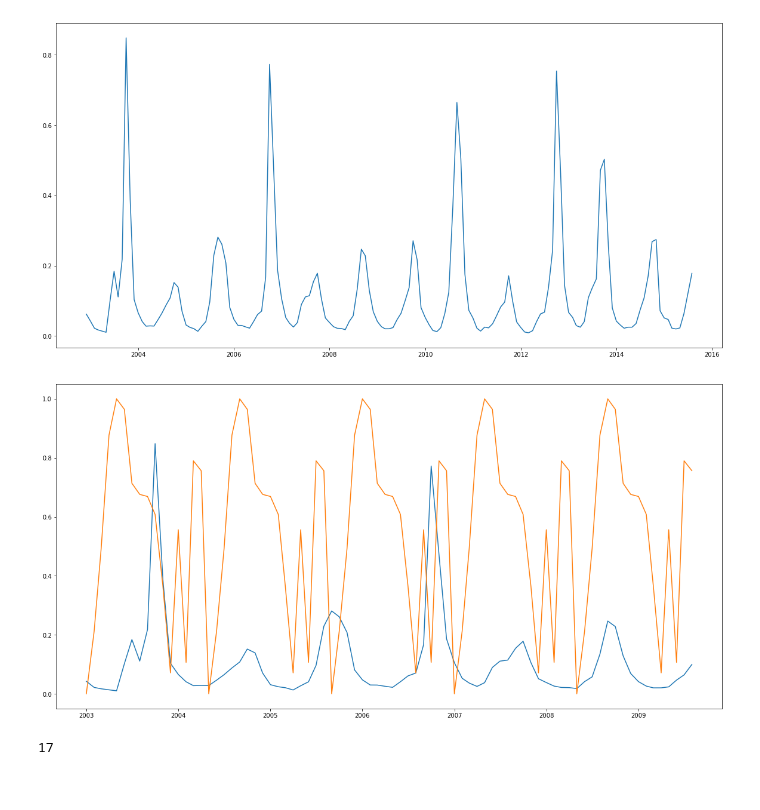
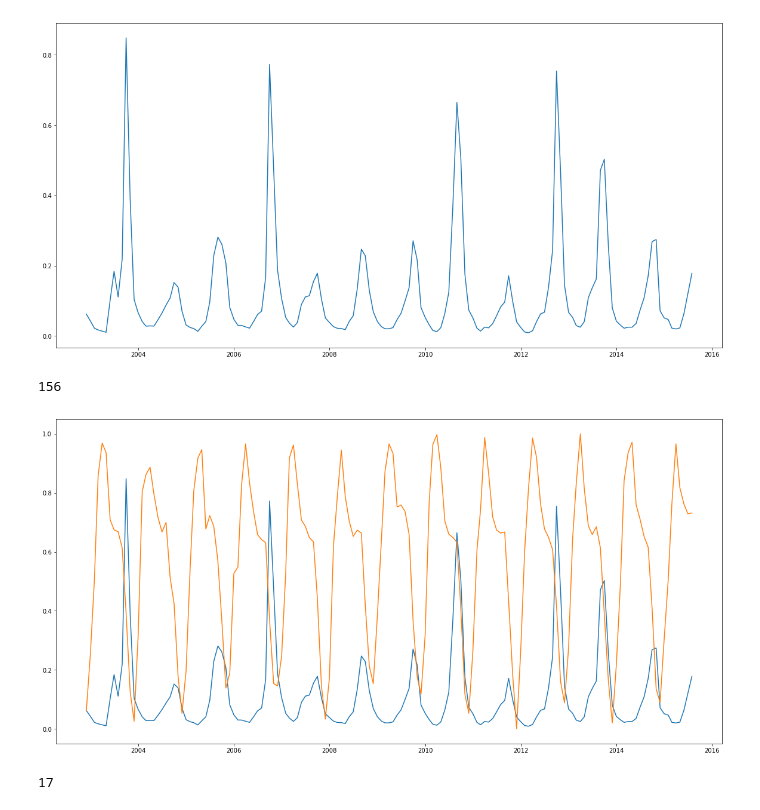
Before and after one commit to ICMR-NITM/dengue, a Jupyter notebook: Untitled0.ipynb, the cells around one changed output. Drawn from its saved outputs; the diff is of its cells as text; code cells hidden in the pictures.

```diff
--- a/Untitled0.ipynb
+++ b/Untitled0.ipynb
@@ -60,25 +60,35 @@ plt.show()
 # %% [output]
 [figure]
 # %%
-xs = x[1:81]
-ys = y[1:81]
+xs = x[:]
+ys = y[:]
 
-df_temp = read_csv('temperature.csv', engine = 'python')
+df_temp = read_csv('temperature1.csv', engine = 'python')
+
+
 np_df = df_temp.as_matrix()
-temp_df = np_df[102][1:]
+
+temp_df =[]
+for i in np_df:
+    if int(i[0])>=(2003):
+        k= i[1:]
+        for j in k:
+            temp_df.append(j)
+print len(temp_df)
+
 max_temp = max(temp_df)
 min_temp = min(temp_df)
 
 norm_df = [(i-min_temp)/(max_temp-min_temp) for i in temp_df]
-norm_df = norm_df[0:16]+norm_df[0:16]+norm_df[0:16]+norm_df[0:16]+norm_df[0:16]
 
 plt.subplots(figsize=(20,10))
 
 plt.plot(xs,ys)
-plt.plot(xs,norm_df)
+plt.plot(xs,norm_df[:-3])
 plt.show()
 # %% [output]
+156
-[figure, old version]
+[figure, new version]
 # %%
 len(norm_df)
 # %% [output]
```
Also changed, not shown: 2 other files.
